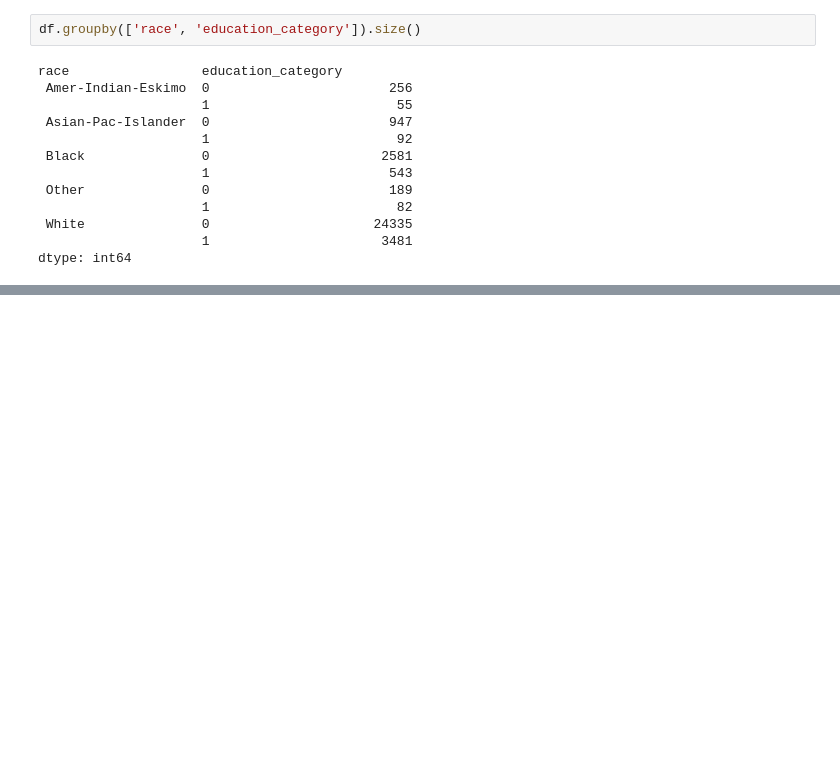
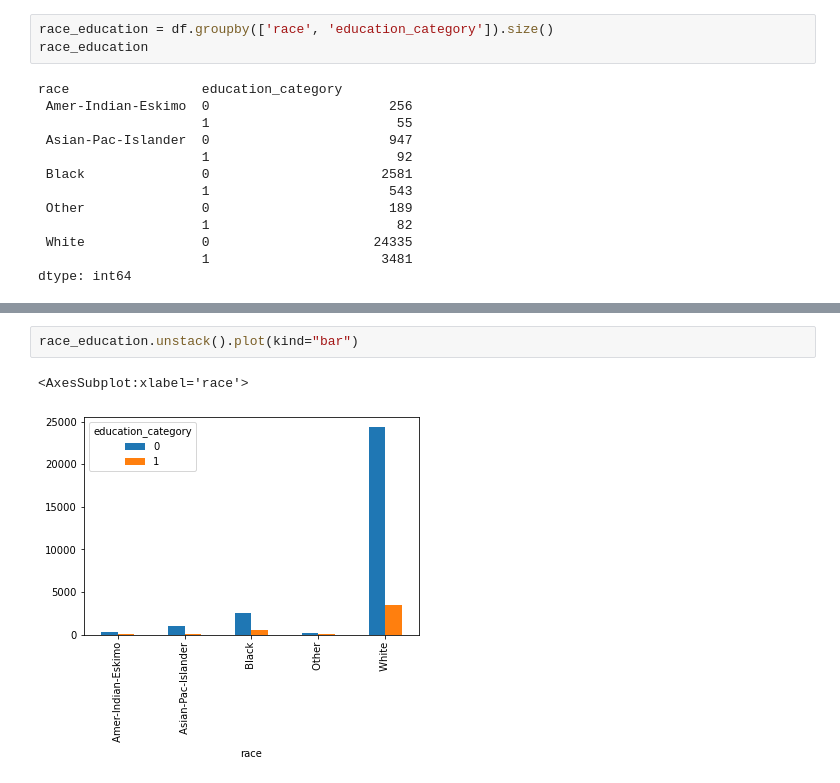
Before and after one commit to mjeong/clessardmjeongsp2021finalproject, a Jupyter notebook: report.ipynb, the cells around one changed output, grey strips where cells are left out. Cells and saved outputs as stored; diff of their text form; blank space fills up the shorter version.

```diff
--- a/report.ipynb
+++ b/report.ipynb
@@ -185,7 +187,8 @@ marital_status          education_category
                         1                       208
 dtype: int64
 # %%
-df.groupby(['race', 'education_category']).size()
+race_education = df.groupby(['race', 'education_category']).size()
+race_education
 # %% [output]
 race                 education_category
  Amer-Indian-Eskimo  0                       256
@@ -294,0 +315,5 @@ Length: 83, dtype: int64
+# %%
+race_education.unstack().plot(kind="bar")
+# %% [output]
+<AxesSubplot:xlabel='race'>
+[figure, added]
```
Also changed, not shown: parts of 13 cells of this notebook.
